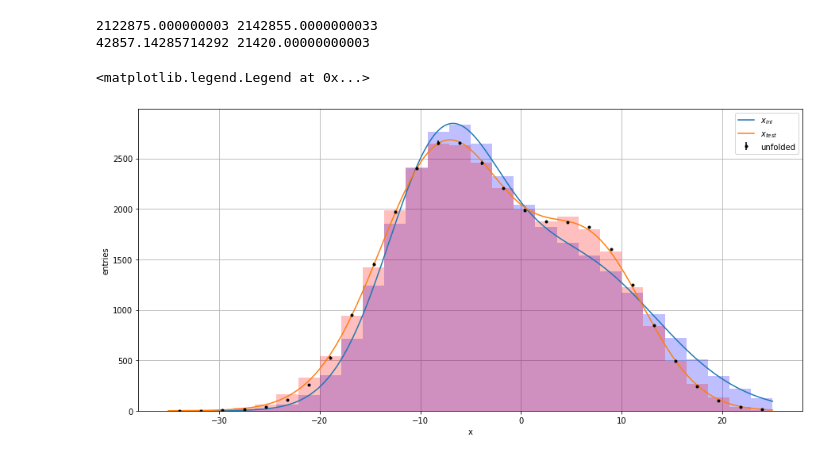
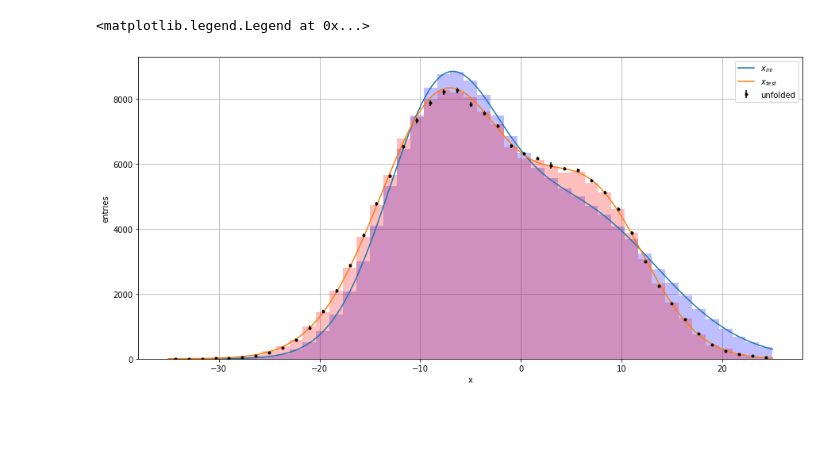
Before and after one commit to dim02/svdUnfold, a Jupyter notebook: svdUnfold.ipynb, the cells around one changed output. Cells and saved outputs as stored; diff of their text form; code cells hidden in the pictures; blank space fills up the shorter version.

```diff
--- a/svdUnfold.ipynb
+++ b/svdUnfold.ipynb
@@ -10,11 +10,6 @@ plt.rcParams['axes.grid'] = True
 plt.rcParams['axes.axisbelow'] = True
 
 exampleProblem = ExampleProblem()
-exampleProblem.set_bins_x_ini(28, -35, 25)
-exampleProblem.set_bins_b_ini(28, -35, 25)
+exampleProblem.set_bins_x_ini(45, -35, 25)
+exampleProblem.set_bins_b_ini(45, -35, 25)
 exampleProblem.setup_example()
-
-print("bins in x:", exampleProblem.n_bins_x)
-#print("bins x: ", exampleProblem.bins_x, "\nbin centers x: ", exampleProblem.bin_centers_x)
-print("bins in b:", exampleProblem.n_bins_b)
-#print("bins b: ", exampleProblem.bins_b, "\nbin centers b: ", exampleProblem.bin_centers_b)
@@ -120,26 +86,21 @@ Text(0.5, 0, 'i')
 # %%
-#%matplotlib notebook
-
-unfold.unfold(10)
+unfold.unfold(20)
 
 x = unfold.get_unfolded_distribution()
 X = unfold.get_unfolded_cov_matrix()
 
 plt.figure(figsize=(15, 7))
 
 plt.hist(x_ini_gen, density=False, bins=exampleProblem.bins_x, histtype="stepfilled", color="blue",
          alpha=0.25, weights=scale_factor*np.ones(len(x_ini_gen)))
 plt.hist(x_test_gen, density=False, bins=exampleProblem.bins_x, histtype="stepfilled", color="red", alpha=0.25)
 plt.errorbar(exampleProblem.bin_centers_x, x, fmt="k.", yerr=np.sqrt(np.diagonal(X)), label="unfolded")
 x = np.linspace(exampleProblem.bins_x[0], exampleProblem.bins_x[-1], 1000)
 plt.plot(x, exampleProblem.true_distribution(x)*scale_factor, label="$x_{ini}$")
 plt.plot(x, exampleProblem.test_distribution(x), label="$x_{test}$")
 plt.xlabel("x")
 plt.ylabel("entries")
-#plt.yscale("log")
 plt.legend()
 # %% [output]
-2122875.000000003 2142855.0000000033
-42857.14285714292 21420.00000000003
+<matplotlib.legend.Legend at 0x...>
-<matplotlib.legend.Legend at 0x...>
-[figure, old version]
+[figure, new version]
```
Also changed, not shown: parts of 7 cells of this notebook.
